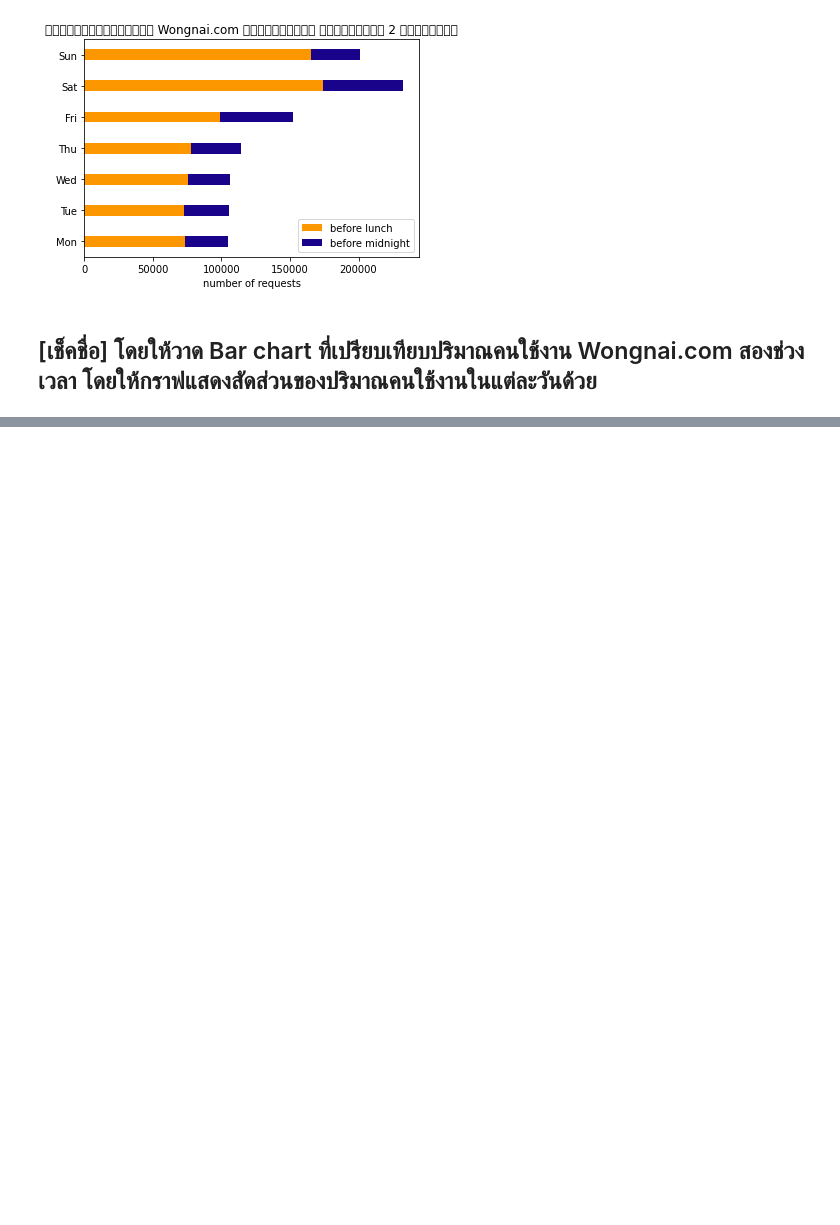
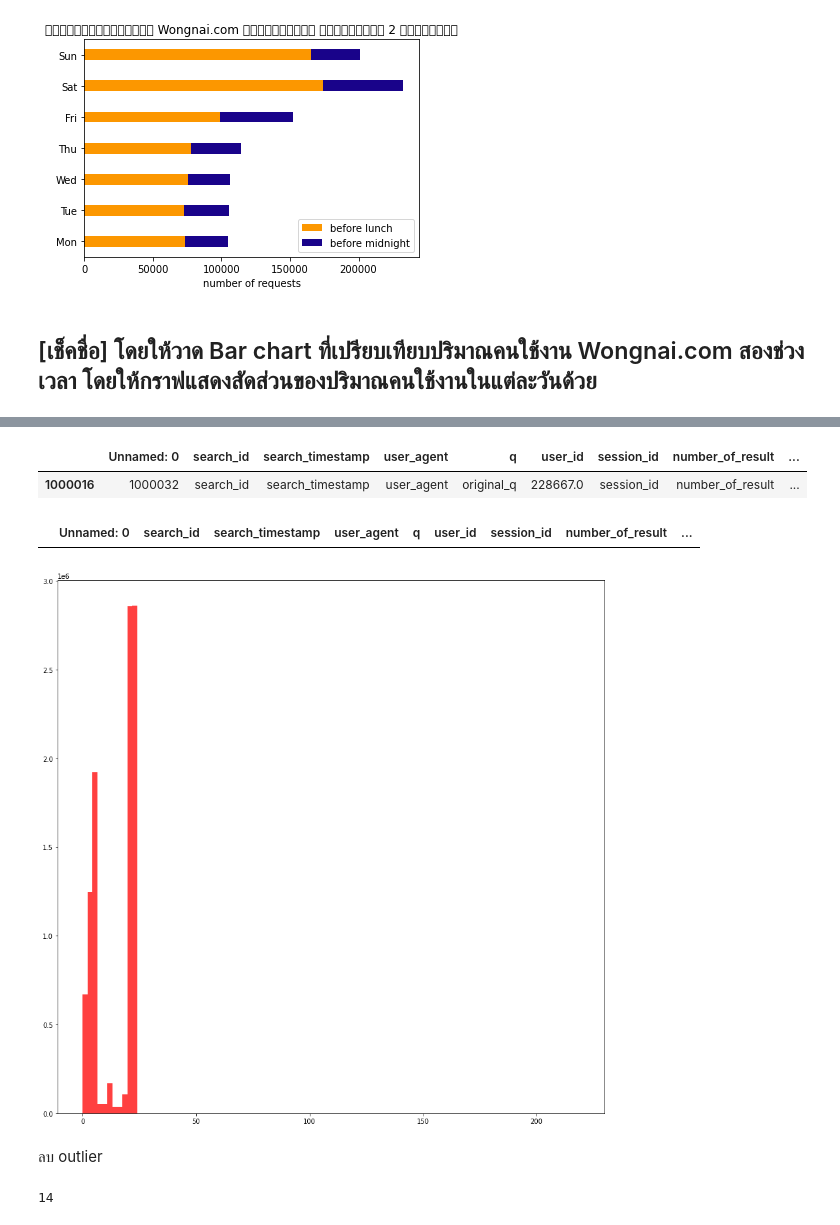
Before and after one commit to thunpitc/data_viz, a Jupyter notebook: Visualize_Data_Comparison.ipynb, the cells around one changed output, grey strips where cells are left out. Drawn from its saved outputs; the diff is of its cells as text; code cells hidden in the pictures; blank space fills up the shorter version.

```diff
--- a/Visualize_Data_Comparison.ipynb
+++ b/Visualize_Data_Comparison.ipynb
@@ -195,0 +256,19 @@ plt.show()
+# %%
+data[data['number_of_result']=='number_of_result']
+# %% [output]
+|  | Unnamed: 0 | search_id | search_timestamp | user_agent | q | user_id | session_id | number_of_result | ... |
+| 1000016 | 1000032 | search_id | search_timestamp | user_agent | original_q | 228667.0 | session_id | number_of_result | ... |
+# %%
+data = data.drop(1000016)
+# %%
+data[data['number_of_result']=='number_of_result']
+# %% [output]
+|  | Unnamed: 0 | search_id | search_timestamp | user_agent | q | user_id | session_id | number_of_result | ... |
+# %%
+new_type = data['number_of_result'].astype('int32')
+# %%
+output = plt.hist(new_type,100,facecolor = 'red' ,alpha = 0.75)
+# %% [output]
+[figure, added]
+# %% [markdown]
+ลบ outlier
@@ -195,0 +277,4 @@ plt.show()
+# %%
+new_type.shape[0] - new_type_nooutlier.shape[0]
+# %% [output]
+14
```
Also changed, not shown: parts of 33 cells of this notebook.
